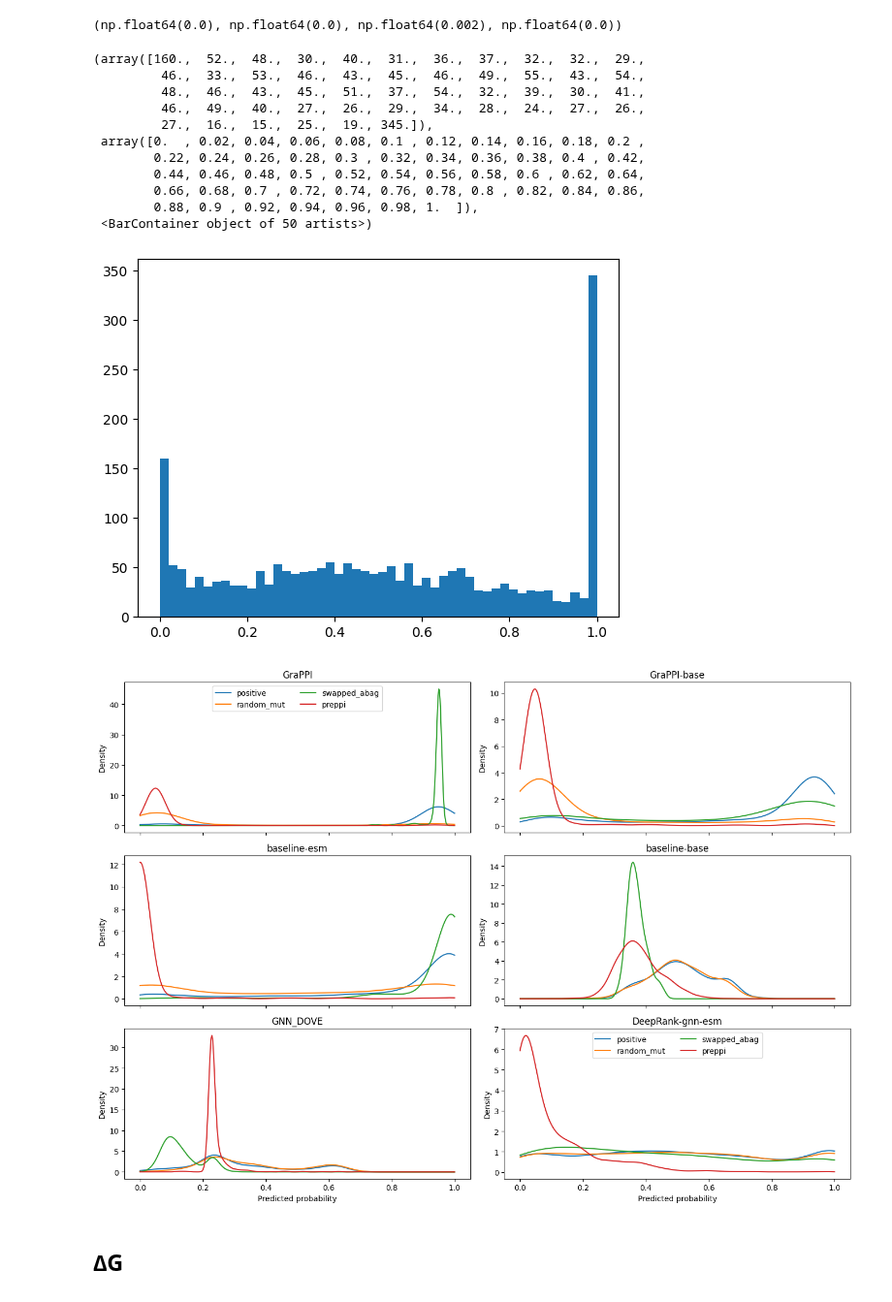
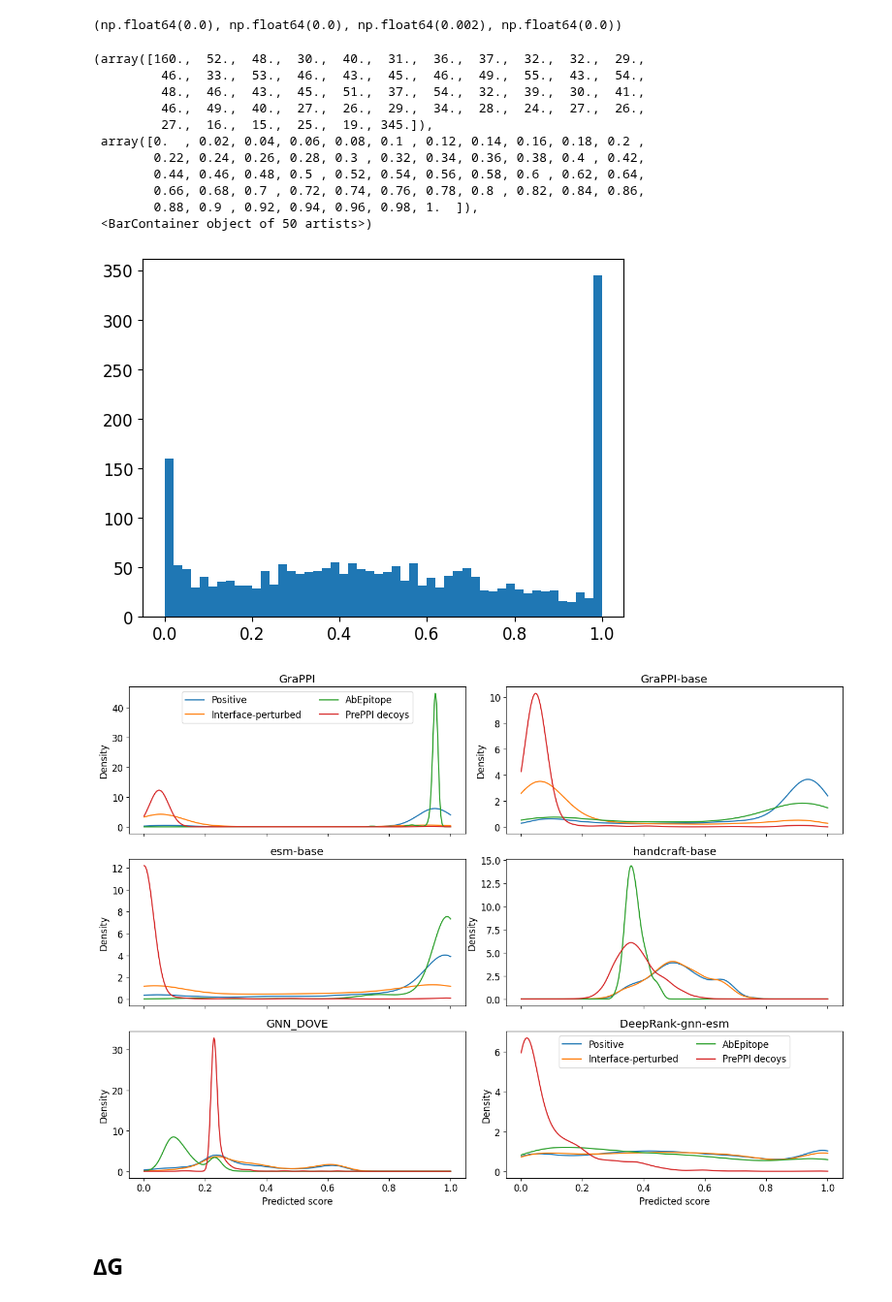
Before and after one commit to zhaolabutmb/GraPPI, a Jupyter notebook: App_plots.ipynb, the cells around one changed output. Shown at 97% size. Drawn from its saved outputs; the diff is of its cells as text; code cells hidden in the pictures.

Commit message:
figure updates

```diff
--- a/App_plots.ipynb
+++ b/App_plots.ipynb
@@ -512,8 +524,8 @@ split_info_dir = f'{ssl_trained_data_root}/2layers_10hdim_jkmean'
 models_config = [
     {'label': 'GraPPI',        'is_baseline': False, 'input_type': 'esm',       'num_layer': 2, 'hidden_dim': 10, 'model': 'MLP'},
     {'label': 'GraPPI-base',   'is_baseline': False, 'input_type': 'base',      'num_layer': 2, 'hidden_dim': 9,  'model': 'MLP'},
-    {'label': 'baseline-esm',  'is_baseline': True,  'input_type': 'only_esm',  'num_layer': 2, 'hidden_dim': 10, 'model': 'MLP'},
-    {'label': 'baseline-base', 'is_baseline': True,  'input_type': 'only_base', 'num_layer': 2, 'hidden_dim': 10, 'model': 'MLP'},
+    {'label': 'esm-base',  'is_baseline': True,  'input_type': 'only_esm',  'num_layer': 2, 'hidden_dim': 10, 'model': 'MLP'},
+    {'label': 'handcraft-base', 'is_baseline': True,  'input_type': 'only_base', 'num_layer': 2, 'hidden_dim': 10, 'model': 'MLP'},
 ]
 
 # Subsets: (name, positive-class label)
@@ -903,39 +916,48 @@ plt.hist(raw_probs['DeepRank-gnn-esm']['positive'],range=(0,1),bins=50)
         0.66, 0.68, 0.7 , 0.72, 0.74, 0.76, 0.78, 0.8 , 0.82, 0.84, 0.86,
         0.88, 0.9 , 0.92, 0.94, 0.96, 0.98, 1.  ]),
  <BarContainer object of 50 artists>)
-[figure, old version]
+[figure, new version]
 # %%
 from scipy.stats import gaussian_kde
 
 subset_colors = {
     'positive':     '#1f77b4',
     'random_mut':   '#ff7f0e',
     'swapped_abag': '#2ca02c',
     'preppi':       '#d62728',
 }
+# make a conversion dict for names
+name_conversion = {
+    'positive':     'Positive',
+    'random_mut':   'Interface-perturbed',
+    'swapped_abag': 'AbEpitope',
+    'preppi':       'PrePPI decoys',
+}
 x_grid = np.linspace(0, 1, 500)
 
 fig, axes = plt.subplots(nrows=3, ncols=2, figsize=(14, 10),
                          sharex=True, sharey=False)
 
 for ax, label in zip(axes.flatten(), raw_probs.keys()):
     for subset_name, _ in subsets:
+        converted_name = name_conversion.get(subset_name, subset_name)
         probs = raw_probs[label].get(subset_name)
         if probs is None or len(probs) == 0:
             continue
         kde = gaussian_kde(np.array(probs,dtype=np.float64), bw_method='scott')
         ax.plot(x_grid, kde(x_grid), color=subset_colors[subset_name],
-                linewidth=1.5, label=subset_name)
+                linewidth=1.5, label=converted_name)
     ax.set_title(label)
     ax.set_ylabel('Density')
 
 axes[0,0].legend(loc='upper center', ncol=2)
 axes[2,1].legend(loc='upper center', ncol=2)
-axes[2,0].set_xlabel('Predicted probability')
-axes[2,1].set_xlabel('Predicted probability')
+axes[2,0].set_xlabel('Predicted score')
+axes[2,1].set_xlabel('Predicted score')
 plt.tight_layout()
+plt.savefig('Figures/FigureS_cls_scores.pdf')
 # %% [output]
-[figure, old version]
+[figure, new version]
 # %% [markdown]
 ## ∆G
 # %% [markdown]
```
Also changed, not shown: parts of 11 cells of this notebook, 12 other files.
